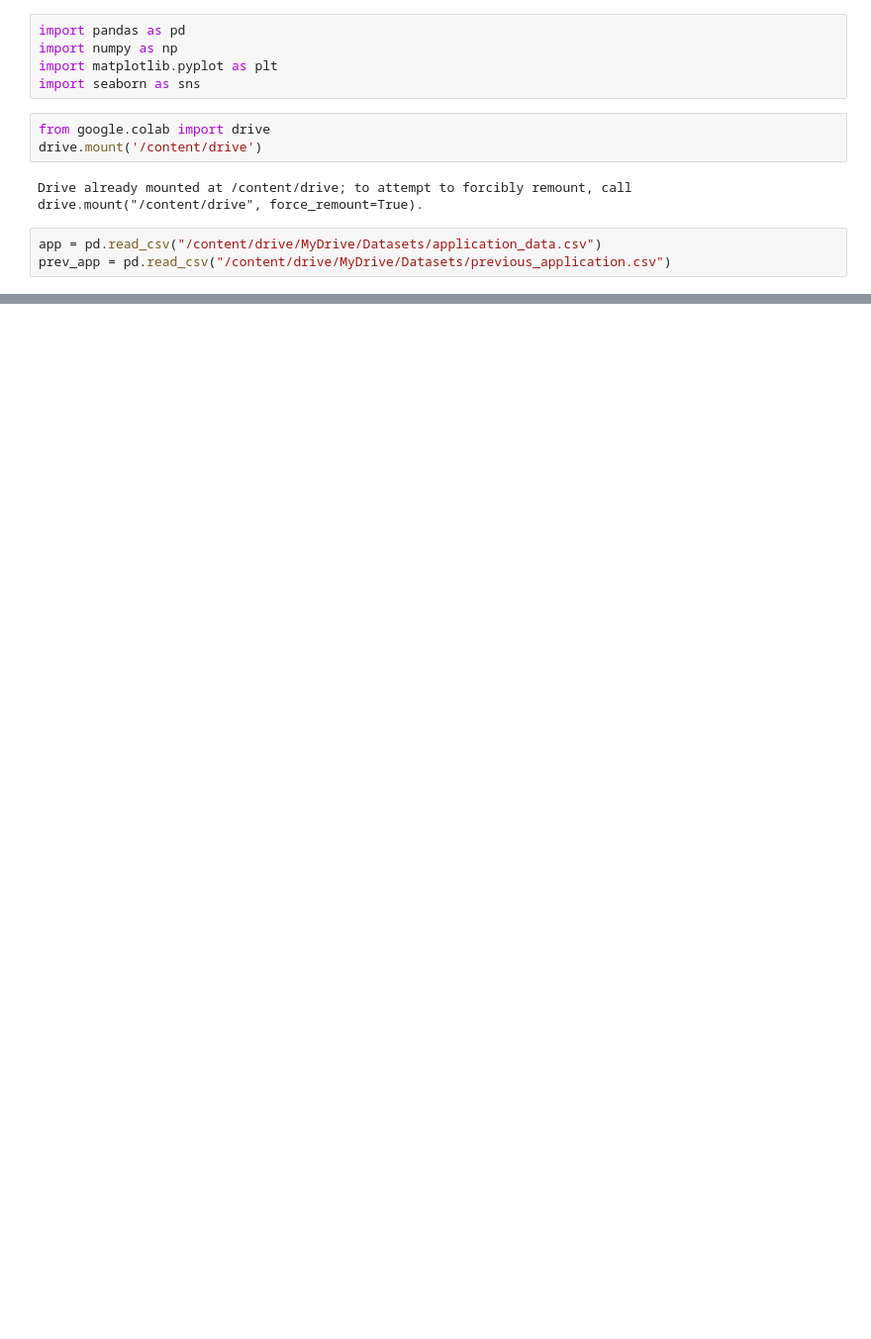
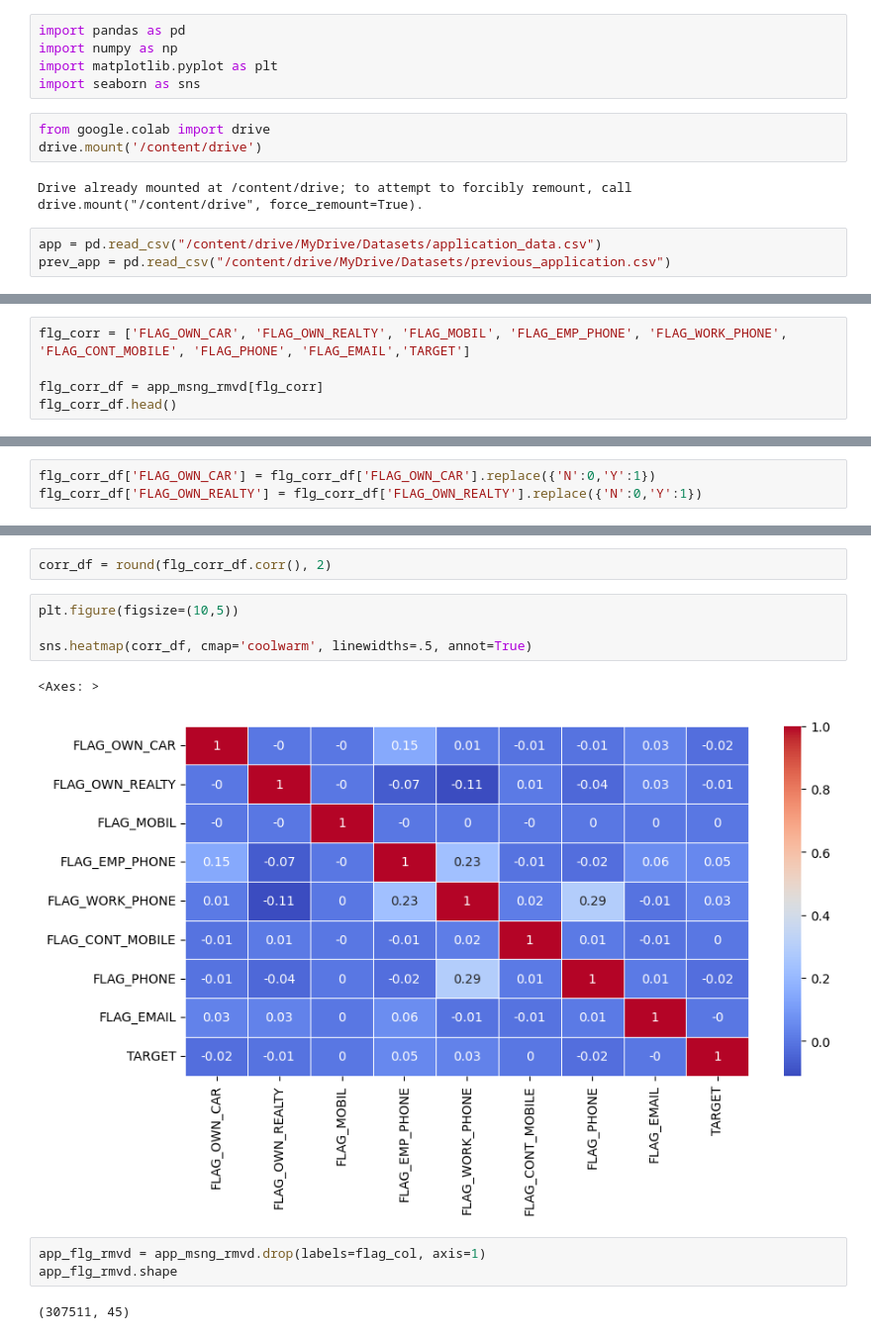
Before and after one commit to sudama-inc/EDA-with-Pandas-and-Numpy, a Jupyter notebook: Exploratory_Data_Analysis_(EDA)_with_Pandas_and_Numpy.ipynb, the cells around one changed output, grey strips where cells are left out. Shown at 99% size. Cells and saved outputs as stored; diff of their text form; blank space fills up the shorter version.

```diff
--- a/Exploratory_Data_Analysis_(EDA)_with_Pandas_and_Numpy.ipynb
+++ b/Exploratory_Data_Analysis_(EDA)_with_Pandas_and_Numpy.ipynb
@@ -25,0 +120,5 @@ prev_app.head()
+# %%
+flg_corr = ['FLAG_OWN_CAR', 'FLAG_OWN_REALTY', 'FLAG_MOBIL', 'FLAG_EMP_PHONE', 'FLAG_WORK_PHONE', 'FLAG_CONT_MOBILE', 'FLAG_PHONE', 'FLAG_EMAIL','TARGET']
+
+flg_corr_df = app_msng_rmvd[flg_corr]
+flg_corr_df.head()
@@ -25,0 +139,3 @@ prev_app.head()
+# %%
+flg_corr_df['FLAG_OWN_CAR'] = flg_corr_df['FLAG_OWN_CAR'].replace({'N':0,'Y':1})
+flg_corr_df['FLAG_OWN_REALTY'] = flg_corr_df['FLAG_OWN_REALTY'].replace({'N':0,'Y':1})
@@ -25,0 +160,14 @@ prev_app.head()
+# %%
+corr_df = round(flg_corr_df.corr(), 2)
+# %%
+plt.figure(figsize=(10,5))
+
+sns.heatmap(corr_df, cmap='coolwarm', linewidths=.5, annot=True)
+# %% [output]
+<Axes: >
+[figure, added]
+# %%
+app_flg_rmvd = app_msng_rmvd.drop(labels=flag_col, axis=1)
+app_flg_rmvd.shape
+# %% [output]
+(307511, 45)
```
Also changed, not shown: parts of 81 cells of this notebook.
